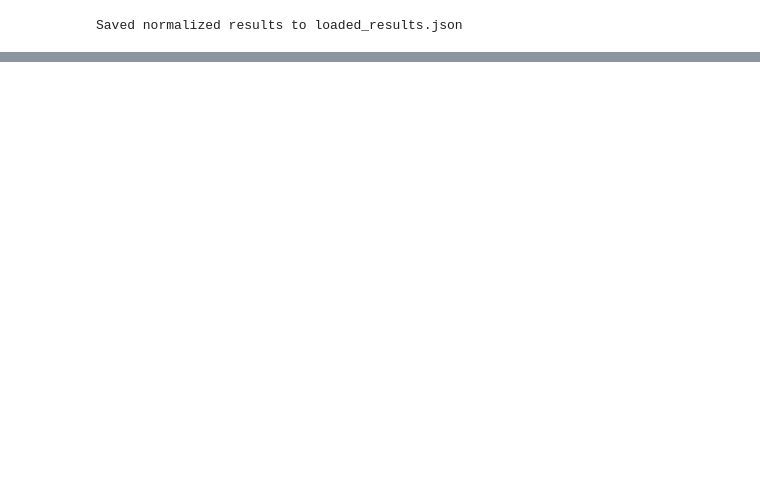
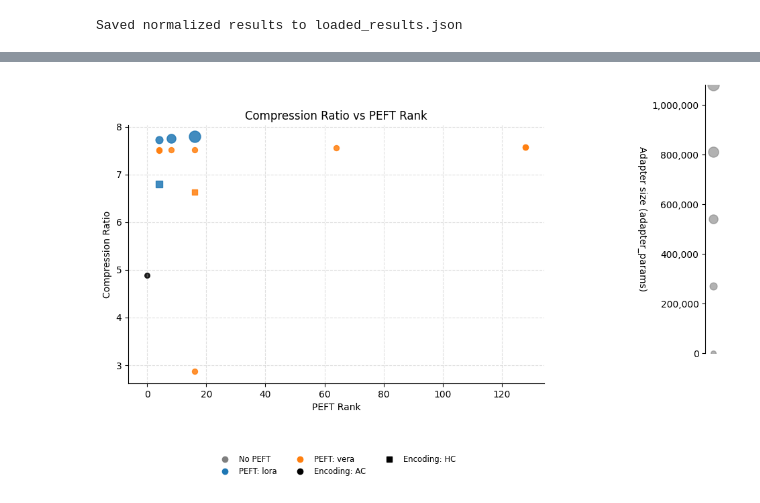
Before and after one commit to utndatasystems/compression-economics, a Jupyter notebook: other_files/llm_compression_plots/plot_compression_results.ipynb, the cells around one changed output, grey strips where cells are left out. Saved outputs shown, nothing was run; the diff lists cells and outputs as text; code cells hidden in the pictures; blank space fills up the shorter version.

Commit message:
Added plotting notebook for finetuning experiments

```diff
--- a/other_files/llm_compression_plots/plot_compression_results.ipynb
+++ b/other_files/llm_compression_plots/plot_compression_results.ipynb
@@ -97 +100,4 @@ df.head()
+# %%
+import matplotlib as mpl
+mpl.rcParams["text.usetex"] = False
 # %%
@@ -141,0 +320,85 @@ Saved plot to plot.png
+# %%
+# --- Setup main figure ---
+fig, ax = plt.subplots(figsize=(8, 5))
+
+# --- Define color/marker mappings ---
+#COLOR_BY_PEFT = {None: "tab:gray", "lora": "tab:blue", "vera": "tab:orange"}
+#MARKER_BY_ENCODING = {"AC": "o", "HC": "s", None: "x"}
+
+# --- Normalize marker size by adapter_params ---
+param_min = df['adapter_params'].min()
+param_max = df['adapter_params'].max()
+df['marker_size'] = 30 + 120 * (df['adapter_params'] - param_min) / (param_max - param_min + 1e-9)
+
+
+# --- Plot each run ---
+for _, r in df.iterrows():
+    #if pd.isna(r['rank']) or pd.isna(r[y_col]) or pd.isna(r['total_params']):
+    if pd.isna(r['rank']) or pd.isna(r[y_col]) or pd.isna(r['adapter_params']):
+        continue
+    ax.scatter(
+        r['rank'],
+        r[y_col],
+        color=COLOR_BY_PEFT.get(r["peft"], "black"),
+        marker=MARKER_BY_ENCODING.get(r["encoding"], "o"),
+        s=r['marker_size'],
+        alpha=0.85,
+    )
+
+# --- Axis labels and title ---
+ax.set_xlabel("PEFT Rank")
+ax.set_ylabel(pretty_label(y_col))
+ax.set_title(f"{pretty_label(y_col)} vs PEFT Rank")
+
+# --- Build color/encoding legend as before ---
+legend_elements = []
+for peft, color in COLOR_BY_PEFT.items():
+    label = f"PEFT: {peft}" if peft else "No PEFT"
+    legend_elements.append(
+        plt.Line2D([], [], color=color, marker='o', linestyle='None', markersize=6, label=label)
+    )
+for enc, marker in MARKER_BY_ENCODING.items():
+    if enc is None: continue
+    legend_elements.append(
+        plt.Line2D([], [], color='black', marker=marker, linestyle='None', markersize=6, label=f"Encoding: {enc}")
+    )
+ax.legend(handles=legend_elements, loc='upper center', bbox_to_anchor=(0.5, -0.25), ncol=3, frameon=False, fontsize='small')
+
+# --- Grid and spines ---
+ax.grid(True, which='major', linestyle='--', alpha=0.4)
+ax.grid(True, which='minor', linestyle=':', alpha=0.2)
+ax.spines['top'].set_visible(False)
+ax.spines['right'].set_visible(False)
+
+# --- Add vertical bubble size scale to the right ---
+from matplotlib.ticker import FuncFormatter
+
+# Create a secondary axes for the bubble scale
+ax_scale = fig.add_axes([1.2, 0.2, 0.03, 0.8])  # [left, bottom, width, height]
+ax_scale.set_xlim(0, 1)
+ax_scale.set_ylim(param_min, param_max)
+
+# Remove ticks and spines
+ax_scale.get_xaxis().set_visible(False)
+ax_scale.spines['top'].set_visible(False)
+ax_scale.spines['right'].set_visible(False)
+ax_scale.spines['bottom'].set_visible(False)
+
+# Plot example bubbles for scale
+n_steps = 5
+scale_vals = np.linspace(param_min, param_max, n_steps)
+for val in scale_vals:
+    size = 30 + 120 * (val - param_min) / (param_max - param_min + 1e-9)
+    ax_scale.scatter(0.5, val, s=size, color='gray', alpha=0.6)
+
+# Format y-axis with commas
+ax_scale.yaxis.set_major_formatter(FuncFormatter(lambda x, _: f"{int(x):,}"))
+ax_scale.set_ylabel("Adapter size (adapter_params)", rotation=270, labelpad=15)
+
+# --- Save figure ---
+if save_path:
+    plt.savefig(save_path, dpi=300)
+    print(f"Saved plot to {save_path}")
+
+plt.show()
+# %% [output]
@@ -141,0 +406 @@ Saved plot to plot.png
+[figure, added]
```
Also changed, not shown: parts of 12 cells of this notebook.
